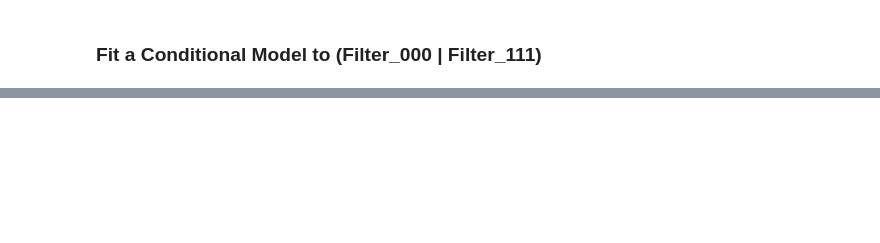
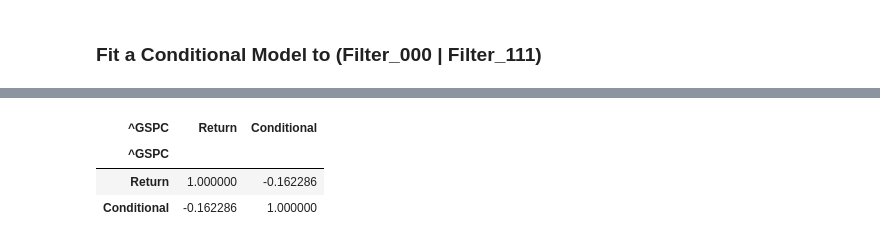
Before and after one commit to Farmhouse121/Financial-Data-Science-in-Python, a Jupyter notebook: Alphas/Filter_Rules.ipynb, the cells around one changed output, grey strips where cells are left out. Drawn from its saved outputs; the diff is of its cells as text; code cells hidden in the pictures; blank space fills up the shorter version.

```diff
--- a/Alphas/Filter_Rules.ipynb
+++ b/Alphas/Filter_Rules.ipynb
@@ -186,3 +181,10 @@ nu             1.3519  3.655e-02     36.991 1.594e-299 [  1.280,  1.424]
 ========================================================================
 
 Covariance estimator: robust
+# %%
+data[['Return','Conditional']].replace(zero,np.nan).dropna().corr()
+# %% [output]
+| ^GSPC | Return | Conditional |
+| ^GSPC |  |  |
+| Return | 1.000000 | -0.162286 |
+| Conditional | -0.162286 | 1.000000 |
```
Also changed, not shown: parts of 6 cells of this notebook.
